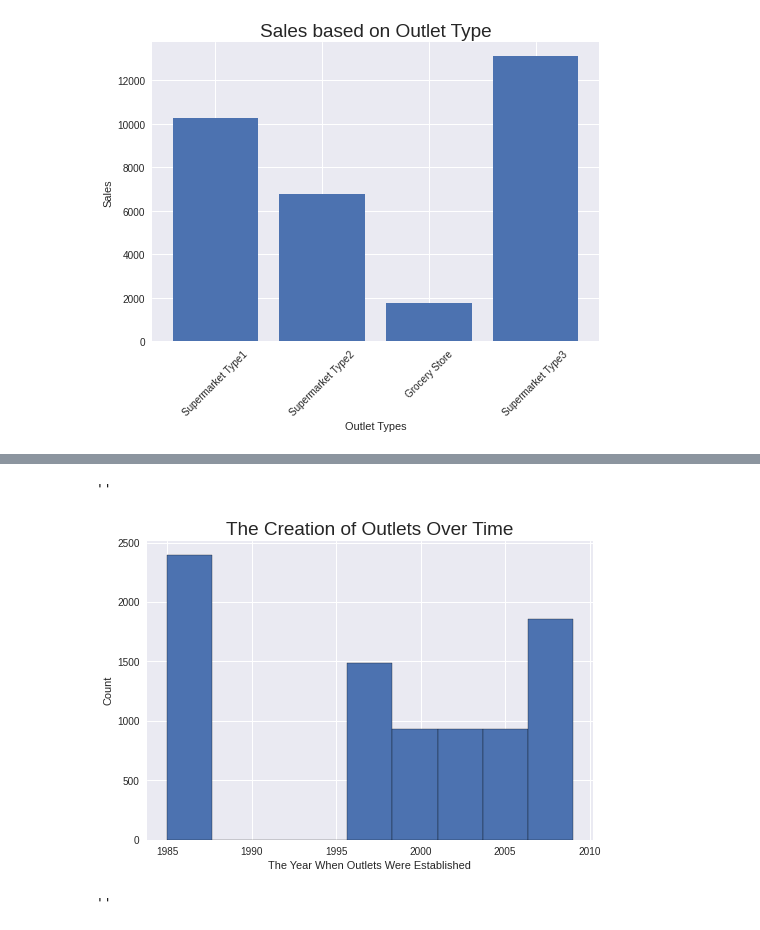
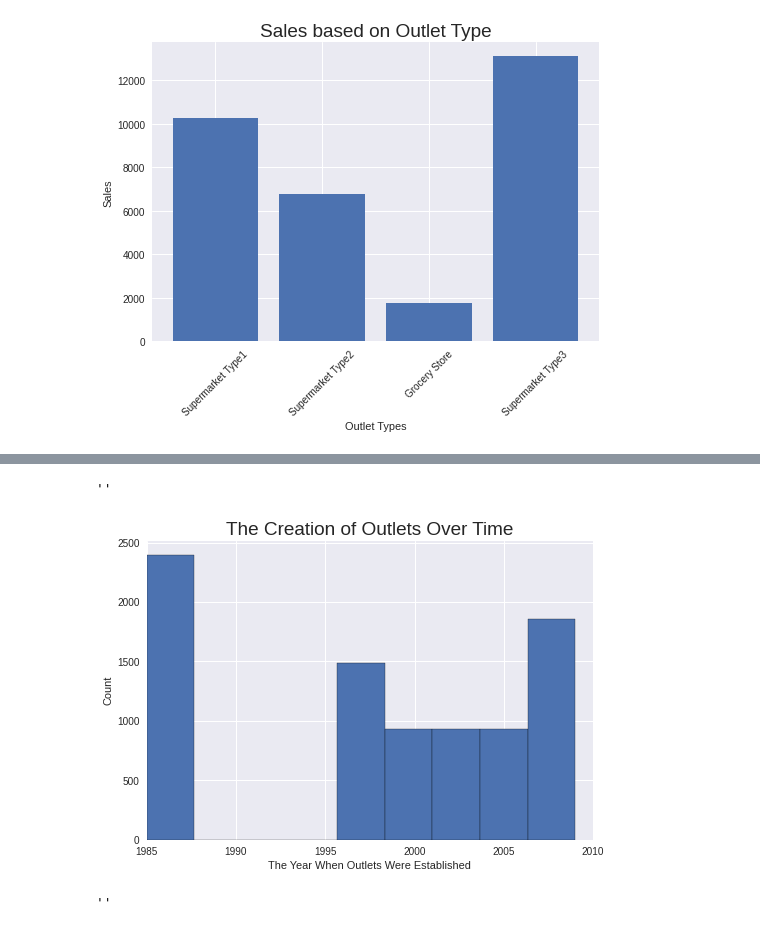
Before and after one commit to Drodricks0/Sales_Prediction, a Jupyter notebook: Project_1.ipynb, the cells around one changed output, grey strips where cells are left out. Drawn from its saved outputs; the diff is of its cells as text; code cells hidden in the pictures.

```diff
--- a/Project_1.ipynb
+++ b/Project_1.ipynb
@@ -164,14 +164,15 @@ df.head()
 # %%
 plt.style.use('seaborn')
 df['Outlet_Establishment_Year'].hist(bins=9, edgecolor='black')
 plt.xticks(rotation = 0)
 plt.xlabel('The Year When Outlets Were Established')
 plt.ylabel('Count')
+plt.xlim(left=1985,right=2010)
 plt.title('The Creation of Outlets Over Time', size=19)
 ;
 # %% [output]
 ''
-[figure, old version]
+[figure, new version]
 # %%
 sns.boxenplot(x='Item_Fat_Content', y='Item_Outlet_Sales', data=df)
 plt.xlabel('Fat Content')
```
Also changed, not shown: parts of 1 cell of this notebook.
